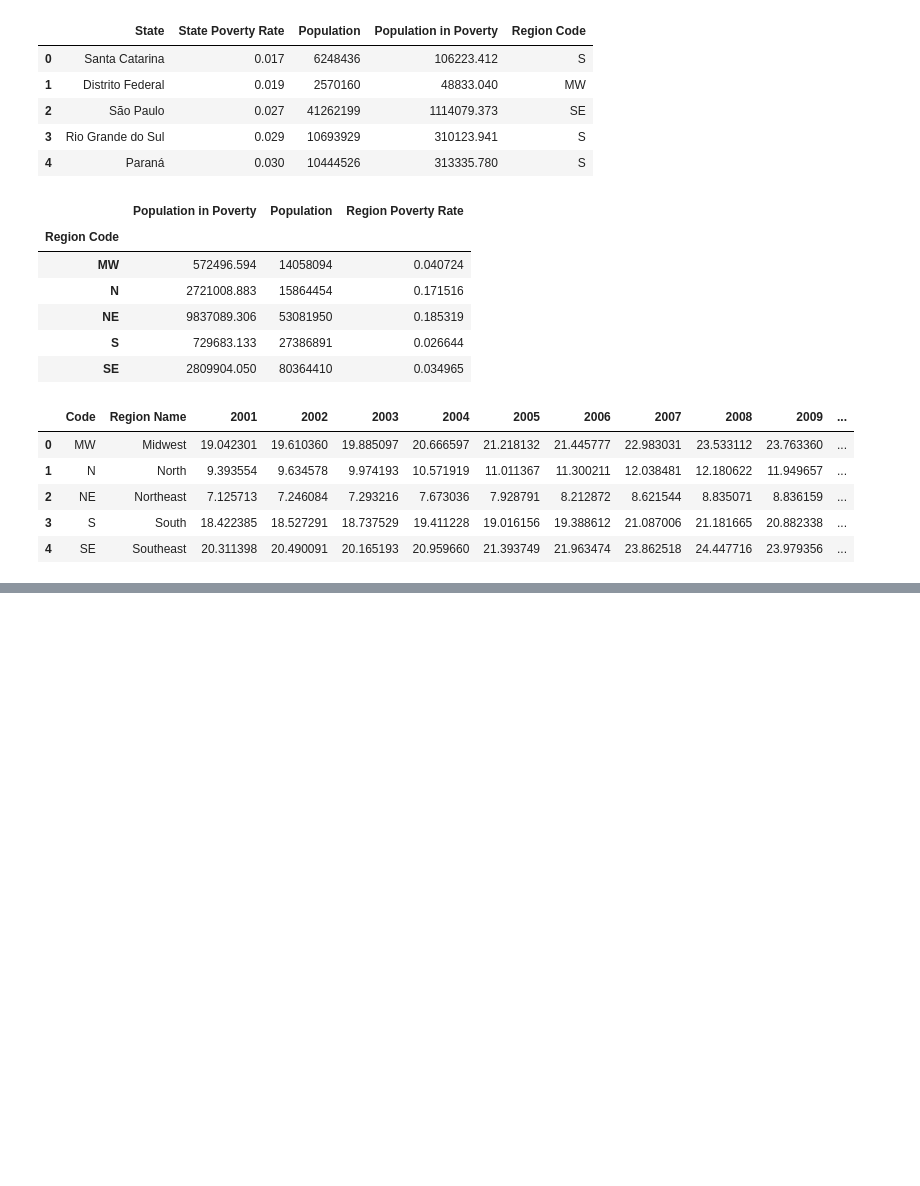
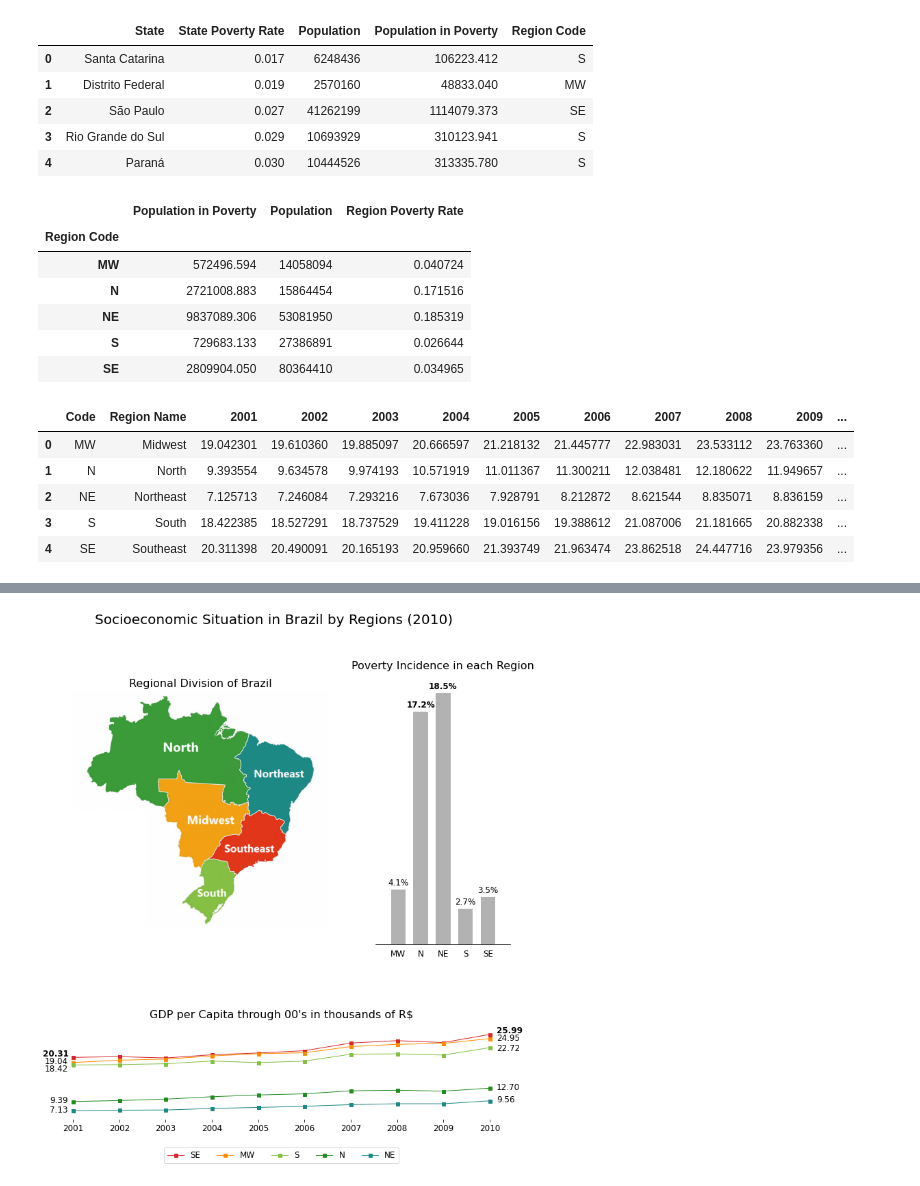
Before and after one commit to vitorp4/Data-Science, a Jupyter notebook: Visualização (Economia)/Visualização (Economia).ipynb, the cells around one changed output, grey strips where cells are left out. Drawn from its saved outputs; the diff is of its cells as text; code cells hidden in the pictures; blank space fills up the shorter version.

```diff
--- a/Visualização (Economia)/Visualização (Economia).ipynb
+++ b/Visualização (Economia)/Visualização (Economia).ipynb
@@ -42,5 +11,5 @@ import matplotlib.image as mpimg
 # %%
-poverty = pd.read_excel('poverty.xlsx', usecols=[1,2])
+poverty = pd.read_excel('poverty.xls', usecols=[1,2])
 poverty.columns = ['State','State Poverty Rate']
 poverty.head()
 # %% [output]
@@ -51,7 +20,7 @@ poverty.head()
 | 3 | Rio Grande do Sul | 0.029 |
 | 4 | Paraná | 0.030 |
 # %%
-pop = pd.read_excel('pop.xlsx', usecols=[1,13], skiprows=7, names=['State','Population'])
+pop = pd.read_excel('pop.xls', usecols=[1,13], skiprows=7, names=['State','Population'])
 pop.head()
 # %% [output]
 |  | State | Population |
@@ -150,17 +119,17 @@ df
 | S | South | 18.422385 | 18.527291 | 18.737529 | 19.411228 | 19.016156 | 19.388612 | 21.087006 | 21.181665 | 20.882338 | 22.722614 | ... |
 | SE | Southeast | 20.311398 | 20.490091 | 20.165193 | 20.959660 | 21.393749 | 21.963474 | 23.862518 | 24.447716 | 23.979356 | 25.987863 | ... |
 # %%
-fig = plt.figure(figsize=(8,8))
+fig = plt.figure(figsize=(12,12))
 gspec = gridspec.GridSpec(3, 3, hspace=0.8)
 
 maps = plt.subplot(gspec[0:2,0:2])
 bchart = plt.subplot(gspec[0:2,2])
 lchart = plt.subplot(gspec[2,:])
 
-fig.suptitle('Socioeconomic Situation in Brazil by Regions (2010)', fontsize=14)
+fig.suptitle('Socioeconomic Situation in Brazil by Regions (2010)', fontsize=20)
 
-maps.tick_params(bottom='off', left='off', labelleft='off', labelbottom='off')
-maps.set_title('Regional Divisions of Brazil', fontsize=11)
+maps.tick_params(bottom=False, left=False, labelleft=False, labelbottom=False)
+maps.set_title('Regional Division of Brazil', fontsize=16)
 maps.spines['top'].set_visible(False)
 maps.spines['right'].set_visible(False)
 maps.spines['left'].set_visible(False)
@@ -174,8 +143,8 @@ bchart.set_xlim([-2,10])
 bchart.set_ylim([0,0.2])
 bchart.set_xticks([0,2,4,6,8])
 bchart.set_xticklabels(df.index)
-bchart.tick_params(bottom='off', left='off', labelleft='off', labelsize=10)
-bchart.set_title('Poverty Incidence',fontsize=11)
+bchart.tick_params(bottom=False, left=False, labelleft=False, labelsize=12)
+bchart.set_title('Poverty Incidence in each Region',fontsize=16)
 bchart.spines['top'].set_visible(False)
 bchart.spines['right'].set_visible(False)
 bchart.spines['left'].set_visible(False)
@@ -183,9 +152,9 @@ bchart.spines['left'].set_visible(False)
 for num, bar in enumerate(bars):
     height = bar.get_height()
     if(num == 1 or num == 2):
-        bchart.text(bar.get_x() + bar.get_width()/2, bar.get_height()+0.003, (lambda x:"{:.1%}".format(x))(height), ha='center', fontsize=9,  weight='bold')
+        bchart.text(bar.get_x() + bar.get_width()/2, bar.get_height()+0.003, (lambda x:"{:.1%}".format(x))(height), ha='center', fontsize=12,  weight='bold')
     else:
-        bchart.text(bar.get_x() + bar.get_width()/2, bar.get_height()+0.003, (lambda x:"{:.1%}".format(x))(height), ha='center', fontsize=9)
+        bchart.text(bar.get_x() + bar.get_width()/2, bar.get_height()+0.003, (lambda x:"{:.1%}".format(x))(height), ha='center', fontsize=12)
 
 
 lchart.plot(range(2001,2011), df.iloc[4,1:-3], marker ='s', ls='-', lw=1, markersize=5, color='tab:red', label='SE')
@@ -193,22 +162,22 @@ lchart.plot(range(2001,2011), df.iloc[0,1:-3], marker ='s', ls='-', lw=1, marker
 lchart.plot(range(2001,2011), df.iloc[3,1:-3], marker ='s', ls='-', lw=1, markersize=5, color='#85bf43', label='S')
 lchart.plot(range(2001,2011), df.iloc[1,1:-3], marker ='s', ls='-', lw=1, markersize=5, color='forestgreen', label='N')
 lchart.plot(range(2001,2011), df.iloc[2,1:-3], marker ='s', ls='-', lw=1, markersize=5, color='#1d8985', label='NE')
-lchart.legend(loc='upper center', bbox_to_anchor=(0.5, -0.25), fontsize=9, ncol=5)
-lchart.set_title('GDP per Capita through 00\'s in thousands of R$', fontsize=11)
+lchart.legend(loc='upper center', bbox_to_anchor=(0.5, -0.25), fontsize=12, ncol=5)
+lchart.set_title('GDP per Capita through 00\'s in thousands of R$', fontsize=16)
 
-lchart.annotate('{:.2f}'.format(df.loc['SE','2001']), xy=(2001,df.loc['SE','2001']), xytext=(-37,1), textcoords='offset points', fontsize=9, weight='bold')
-lchart.annotate('{:.2f}'.format(df.loc['MW','2001']), xy=(2001,df.loc['MW','2001']), xytext=(-35,-2.5), textcoords='offset points', fontsize=9)
-lchart.annotate('{:.2f}'.format(df.loc['S','2001']), xy=(2001,df.loc['S','2001']), xytext=(-35,-9), textcoords='offset points', fontsize=9)
-lchart.annotate('{:.2f}'.format(df.loc['N','2001']), xy=(2001,df.loc['N','2001']), xytext=(-30,-2.5), textcoords='offset points', fontsize=9)
-lchart.annotate('{:.2f}'.format(df.loc['NE','2001']), xy=(2001,df.loc['NE','2001']), xytext=(-30,-2.5), textcoords='offset points', fontsize=9)
+lchart.annotate('{:.2f}'.format(df.loc['SE','2001']), xy=(2001,df.loc['SE','2001']), xytext=(-44,1), textcoords='offset points', fontsize=12, weight='bold')
+lchart.annotate('{:.2f}'.format(df.loc['MW','2001']), xy=(2001,df.loc['MW','2001']), xytext=(-42,-2.5), textcoords='offset points', fontsize=12)
+lchart.annotate('{:.2f}'.format(df.loc['S','2001']), xy=(2001,df.loc['S','2001']), xytext=(-42,-9), textcoords='offset points', fontsize=12)
+lchart.annotate('{:.2f}'.format(df.loc['N','2001']), xy=(2001,df.loc['N','2001']), xytext=(-34,-2.5), textcoords='offset points', fontsize=12)
+lchart.annotate('{:.2f}'.format(df.loc['NE','2001']), xy=(2001,df.loc['NE','2001']), xytext=(-34,-2.5), textcoords='offset points', fontsize=12)
 
-lchart.annotate('{:.2f}'.format(df.loc['SE','2010']), xy=(2010,df.loc['SE','2010']), xytext=(10,2), textcoords='offset points', fontsize=9, weight='bold')
-lchart.annotate('{:.2f}'.format(df.loc['MW','2010']), xy=(2010,df.loc['MW','2010']), xytext=(10,-3), textcoords='offset points', fontsize=9)
-lchart.annotate('{:.2f}'.format(df.loc['S','2010']), xy=(2010,df.loc['S','2010']), xytext=(10,-5), textcoords='offset points', fontsize=9)
-lchart.annotate('{:.2f}'.format(df.loc['N','2010']), xy=(2010,df.loc['N','2010']), xytext=(10,-2.5), textcoords='offset points', fontsize=9)
-lchart.annotate('{:.2f}'.format(df.loc['NE','2010']), xy=(2010,df.loc['NE','2010']), xytext=(10,-2.5), textcoords='offset points', fontsize=9)
+lchart.annotate('{:.2f}'.format(df.loc['SE','2010']), xy=(2010,df.loc['SE','2010']), xytext=(10,2), textcoords='offset points', fontsize=12, weight='bold')
+lchart.annotate('{:.2f}'.format(df.loc['MW','2010']), xy=(2010,df.loc['MW','2010']), xytext=(10,-3), textcoords='offset points', fontsize=12)
+lchart.annotate('{:.2f}'.format(df.loc['S','2010']), xy=(2010,df.loc['S','2010']), xytext=(10,-5), textcoords='offset points', fontsize=12)
+lchart.annotate('{:.2f}'.format(df.loc['N','2010']), xy=(2010,df.loc['N','2010']), xytext=(10,-2.5), textcoords='offset points', fontsize=12)
+lchart.annotate('{:.2f}'.format(df.loc['NE','2010']), xy=(2010,df.loc['NE','2010']), xytext=(10,-2.5), textcoords='offset points', fontsize=12)
 
-lchart.tick_params(labelleft='off', left='off', labelsize=10)
+lchart.tick_params(labelleft=False, left=False, labelsize=12)
 lchart.set_xticks(range(2001,2011))
 lchart.set_xticklabels(range(2001,2011))
 lchart.set_ylim([5,29])
@@ -217,5 +186,5 @@ lchart.spines['right'].set_visible(False)
 lchart.spines['left'].set_visible(False)
 lchart.spines['bottom'].set_visible(False)
 
-plt.savefig('brazilbyregions.jpg', bbox='tight', dpi=100)
+plt.savefig('brazilbyregions.jpg', bbox_inches='tight', dpi=100)
 # %% [output]
@@ -223,0 +191 @@ plt.savefig('brazilbyregions.jpg', bbox='tight', dpi=100)
+[figure, added]
```
Also changed, not shown: parts of 4 cells of this notebook, 2 other files.
